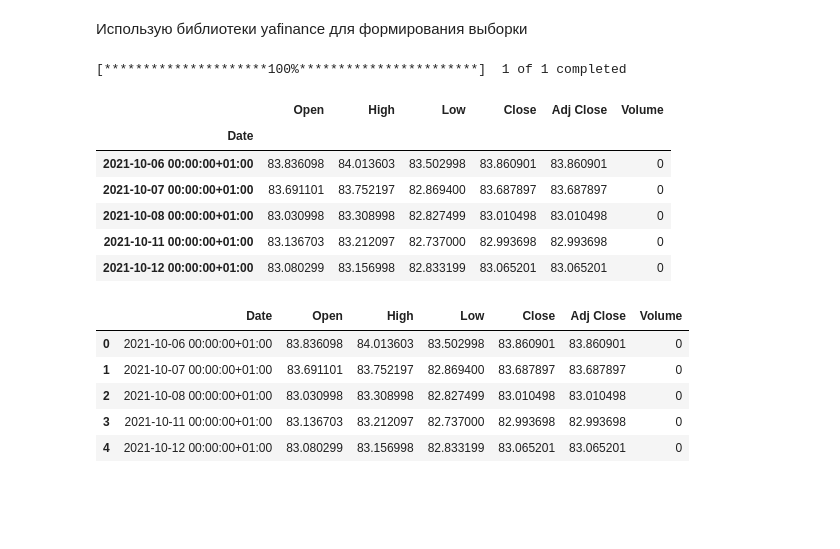
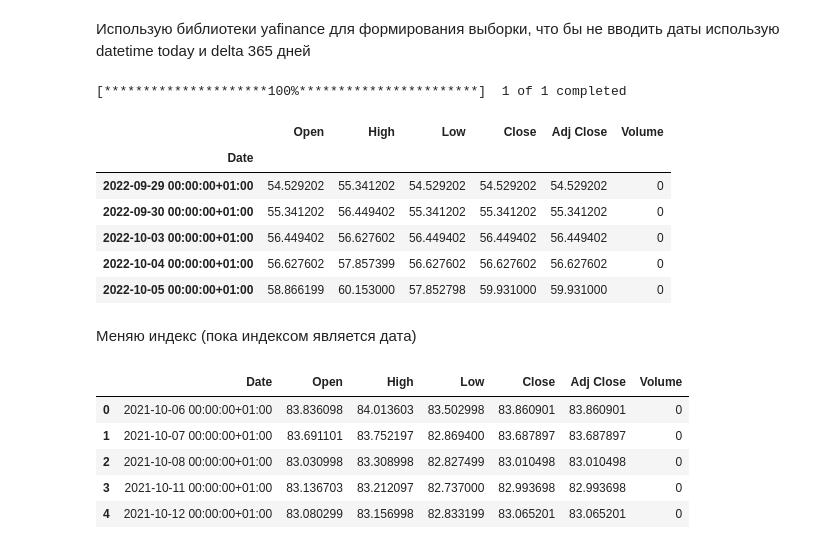
Before and after one commit to Andrewekb/study_for_github, a Jupyter notebook: ML/ДЗ_2.ipynb, the cells around one changed output. Saved outputs shown, nothing was run; the diff lists cells and outputs as text; code cells hidden in the pictures; blank space fills up the shorter version.

```diff
--- a/ML/ДЗ_2.ipynb
+++ b/ML/ДЗ_2.ipynb
@@ -8,5 +6,5 @@ Importing plotly failed. Interactive plots will not work.
 # %% [markdown]
- Использую библиотеки yafinance для формирования выборки
+ Использую библиотеки yafinance для формирования выборки, что бы не вводить даты использую datetime today и delta 365 дней
 # %%
 end_365 = datetime.date.today() + datetime.timedelta(days=1)
 start_365 = end_365 - datetime.timedelta(days=365)
@@ -15,15 +13,17 @@ data = yf.download("EURRUB=X", start = start_365.isoformat(), end = end_365.isof
 # %% [output]
 [*********************100%***********************]  1 of 1 completed
 # %%
-data.head()
+data.tail()
 # %% [output]
 |  | Open | High | Low | Close | Adj Close | Volume |
 | Date |  |  |  |  |  |  |
-| 2021-10-06 00:00:00+01:00 | 83.836098 | 84.013603 | 83.502998 | 83.860901 | 83.860901 | 0 |
-| 2021-10-07 00:00:00+01:00 | 83.691101 | 83.752197 | 82.869400 | 83.687897 | 83.687897 | 0 |
-| 2021-10-08 00:00:00+01:00 | 83.030998 | 83.308998 | 82.827499 | 83.010498 | 83.010498 | 0 |
-| 2021-10-11 00:00:00+01:00 | 83.136703 | 83.212097 | 82.737000 | 82.993698 | 82.993698 | 0 |
-| 2021-10-12 00:00:00+01:00 | 83.080299 | 83.156998 | 82.833199 | 83.065201 | 83.065201 | 0 |
+| 2022-09-29 00:00:00+01:00 | 54.529202 | 55.341202 | 54.529202 | 54.529202 | 54.529202 | 0 |
+| 2022-09-30 00:00:00+01:00 | 55.341202 | 56.449402 | 55.341202 | 55.341202 | 55.341202 | 0 |
+| 2022-10-03 00:00:00+01:00 | 56.449402 | 56.627602 | 56.449402 | 56.449402 | 56.449402 | 0 |
+| 2022-10-04 00:00:00+01:00 | 56.627602 | 57.857399 | 56.627602 | 56.627602 | 56.627602 | 0 |
+| 2022-10-05 00:00:00+01:00 | 58.866199 | 60.153000 | 57.852798 | 59.931000 | 59.931000 | 0 |
+# %% [markdown]
+Меняю индекс (пока индексом является дата)
 # %%
 data = data.reset_index()
 data.head()
```
Also changed, not shown: parts of 13 cells of this notebook, 2 other files.
